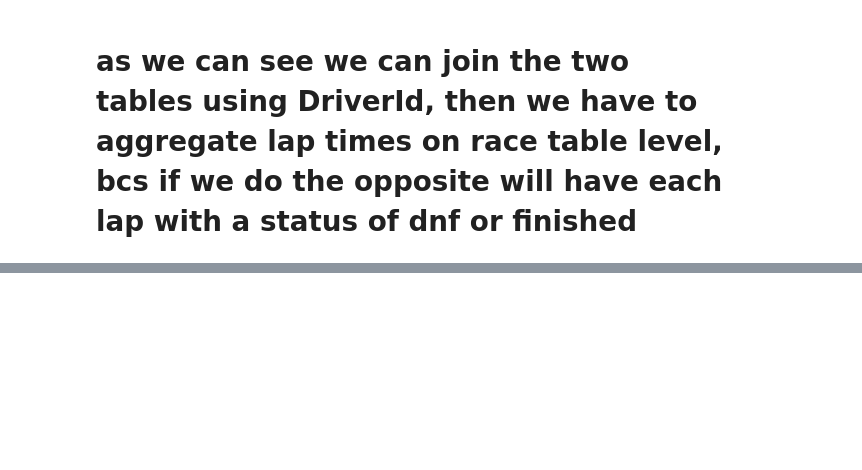
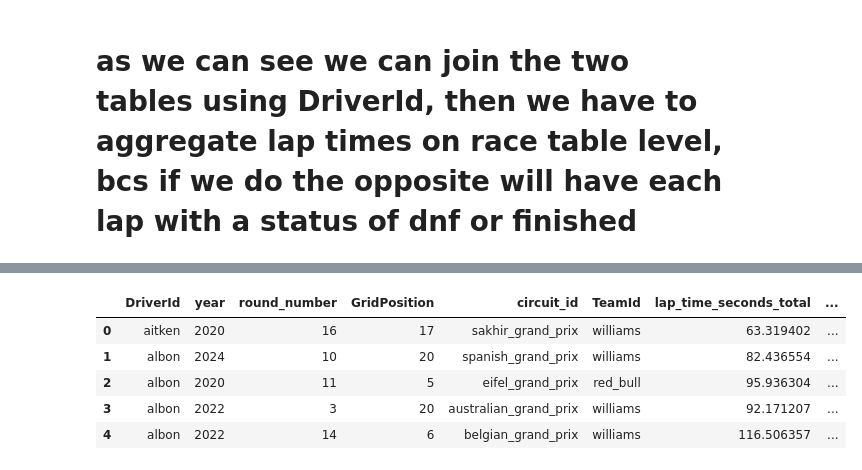
Before and after one commit to StegenX/f1_DNF_prediction_model, a Jupyter notebook: notebooks/data_preparation.ipynb, the cells around one changed output, grey strips where cells are left out. Cells and saved outputs as stored; diff of their text form; code cells hidden in the pictures; blank space fills up the shorter version.

```diff
--- a/notebooks/data_preparation.ipynb
+++ b/notebooks/data_preparation.ipynb
@@ -112,0 +225,19 @@ Index(['lap_id', 'DriverId', 'circuit_id', 'year', 'round_number',
+# %%
+finished_values = ['Finished', 'Lapped', '+1 Lap', '+2 Laps', '+3 Laps', '+5 Laps', '+6 Laps']
+
+def label_dnf(status):
+    if status in finished_values:
+        return 0
+    else:
+        return 1
+
+df['DNF'] = df['Status'].apply(label_dnf)
+# %%
+df.head()
+# %% [output]
+|  | DriverId | year | round_number | GridPosition | circuit_id | TeamId | lap_time_seconds_total | ... |
+| 0 | aitken | 2020 | 16 | 17 | sakhir_grand_prix | williams | 63.319402 | ... |
+| 1 | albon | 2024 | 10 | 20 | spanish_grand_prix | williams | 82.436554 | ... |
+| 2 | albon | 2020 | 11 | 5 | eifel_grand_prix | red_bull | 95.936304 | ... |
+| 3 | albon | 2022 | 3 | 20 | australian_grand_prix | williams | 92.171207 | ... |
+| 4 | albon | 2022 | 14 | 6 | belgian_grand_prix | williams | 116.506357 | ... |
```
Also changed, not shown: parts of 21 cells of this notebook, 1 other file.
